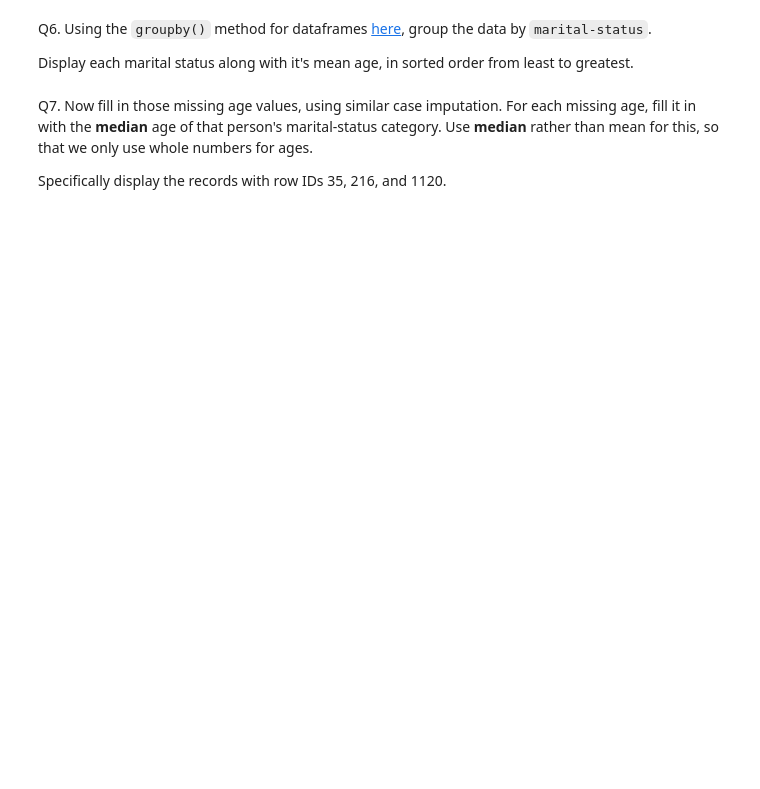
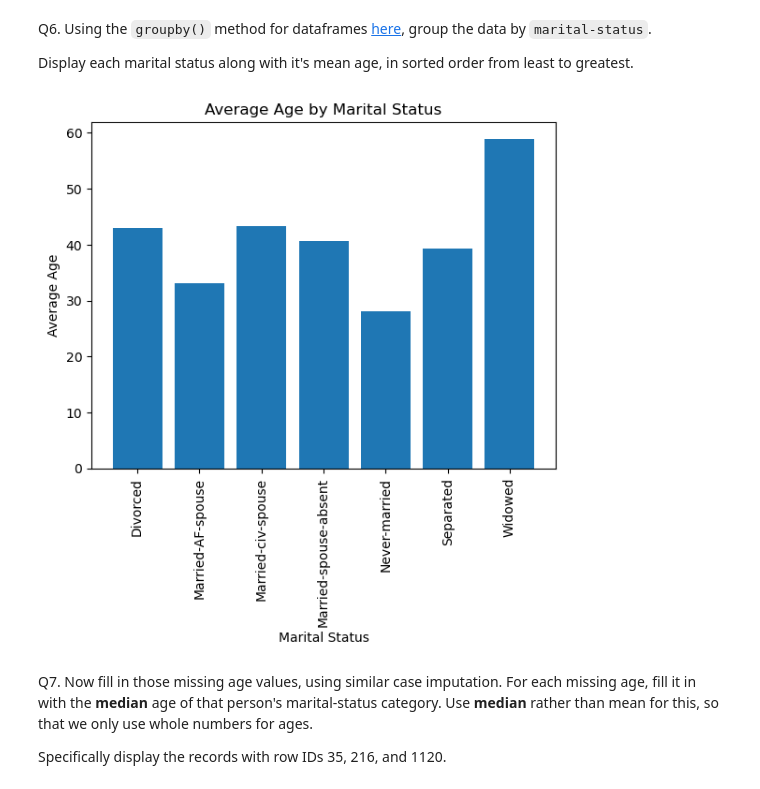
Before and after one commit to IanC04/CS363M, a Jupyter notebook: Assignments/Assignment 1/Assignment_1.ipynb, the cells around one changed output. Saved outputs shown, nothing was run; the diff lists cells and outputs as text; code cells hidden in the pictures; blank space fills up the shorter version.

```diff
--- a/Assignments/Assignment 1/Assignment_1.ipynb
+++ b/Assignments/Assignment 1/Assignment_1.ipynb
@@ -112,3 +141,14 @@ Display each marital status along with it's mean age, in sorted order from least
+# %%
+# your code goes here
+marital_status_age_means = adult_data.groupby("marital-status")["age"].mean()
+plt.bar(marital_status_age_means.index, marital_status_age_means.values)
+plt.xlabel("Marital Status")
+plt.ylabel("Average Age")
+plt.title("Average Age by Marital Status")
+plt.xticks(rotation=90)
+plt.show()
+# %% [output]
+[figure, added]
 # %% [markdown]
 Q7. Now fill in those missing age values, using similar case imputation. For each missing age, fill it in with the **median** age of that person's marital-status category. Use **median** rather than mean for this, so that we only use whole numbers for ages.
 
```
Also changed, not shown: parts of 16 cells of this notebook.
